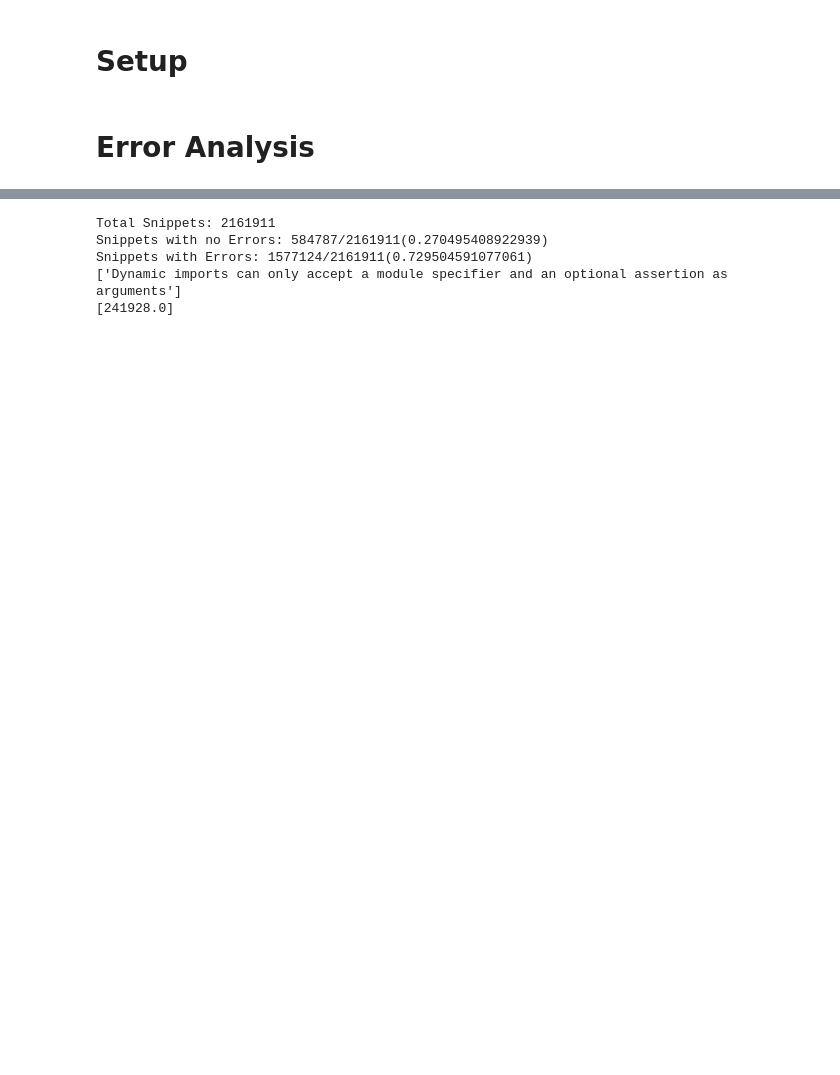
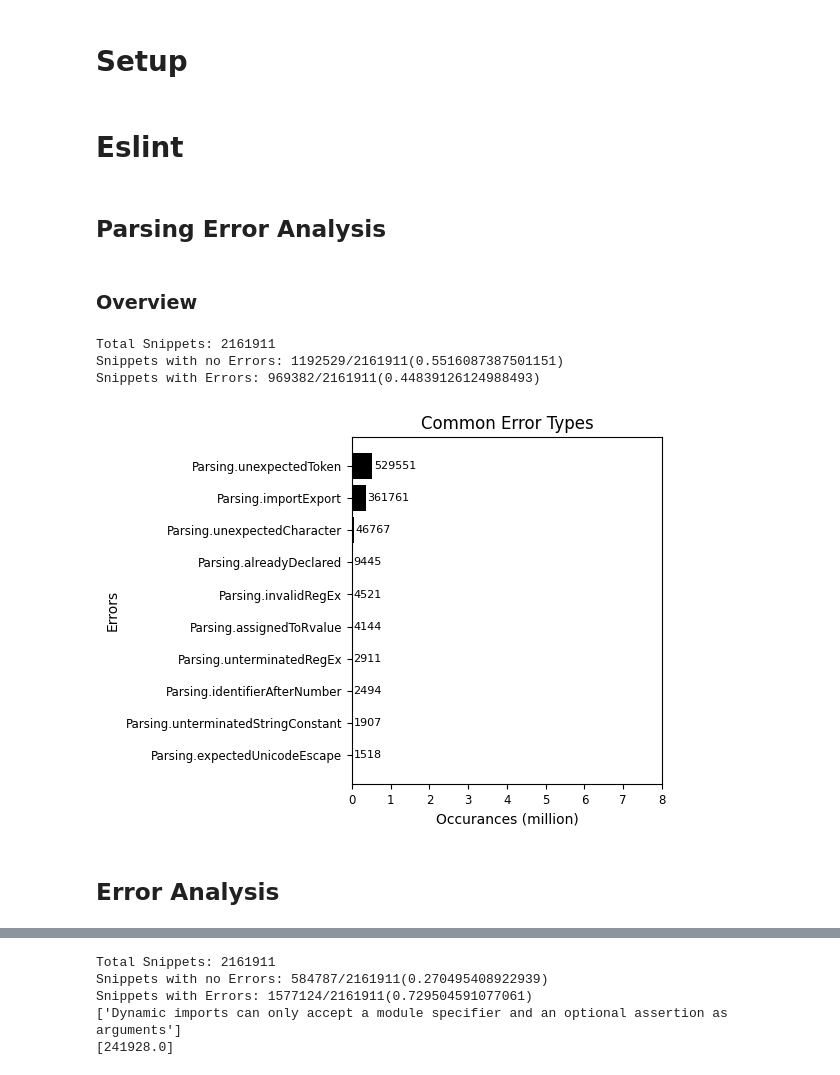
Before and after one commit to Brittany-Reid/node_code_correction, a Jupyter notebook: analysis/analysis.ipynb, the cells around one changed output, grey strips where cells are left out. Saved outputs shown, nothing was run; the diff lists cells and outputs as text; code cells hidden in the pictures; blank space fills up the shorter version.

Commit message:
add eslint

```diff
--- a/analysis/analysis.ipynb
+++ b/analysis/analysis.ipynb
@@ -32,3 +47,29 @@ def getLabels(errors):
+# %%
+# figures
+def top10Errors(df, column, label="Occurances (million)", title="Common Error Types", saveas='commonErrorTypes', getLabels=getLabels):
+    top10_df = df.nlargest(10, [column]).iloc[::-1]
+
+    fig, ax = plt.subplots()
+    fig.set_size_inches(4, 4.5)
+    ax1 = ax.barh(getLabels(top10_df["ERROR"]), top10_df[column], color="black")
+    ax.set_xlabel(label)
+    ax.set_ylabel("Errors")
+    ax.set_xlim(0, 8000000)
+    ax.get_xaxis().set_major_formatter(
+        matplotlib.ticker.FuncFormatter(lambda x, p: format(int(x/1000000), ',')))
+    ax.tick_params(axis='both', which='major', labelsize=8.5)
+    ax.set_title(title)
+
+    labels = []
+    for n in top10_df[column]:
+        if(n>1000000):
+            n = str(round(n/1000000, 1)) + "m"
+        else:
+            n = int(n)
+        labels.append(n)
+    ax.bar_label(ax1, label_type='edge', labels=labels, padding=1, size=8)
+    plt.savefig(saveas, bbox_inches = "tight")
+    plt.show()
 # %%
 #classes
 class Log:
@@ -66,11 +140,34 @@ class Log:
 # %%
 #load files
 DATA_DIR = "../data";
+ESLINT_DIR = DATA_DIR + "/eslintErrors.log"
 SAMPLE_DIR = DATA_DIR + "/384-sample.log"
 ERRORS_DIR = DATA_DIR + "/finalErrors.log"
 DELETION_DIR = DATA_DIR + "/afterDeletion.log"
 
 errors = Log(ERRORS_DIR)
 deletion = Log(DELETION_DIR)
+
+eslint_heading = "ERROR, SEVERITY, FATAL, NUM OCCURANCES, NUM AFFECTED SNIPPETS, PERCENT"
+
+eslint_p_errors = Log(Log.getLines(ESLINT_DIR, "PARSING ERROR ANALYSIS", "RULE ANALYSIS"), eslint_heading)
+eslint_errors = Log(Log.getLines(ESLINT_DIR, "RULE ANALYSIS", "ESLINT FIX ANALYSIS"), eslint_heading)
+# %% [markdown]
+# Eslint
+# %% [markdown]
+## Parsing Error Analysis
+# %% [markdown]
+### Overview
+# %%
+p_errors_df = eslint_p_errors.errors
+overview(eslint_p_errors)
+# %% [output]
+Total Snippets: 2161911
+Snippets with no Errors: 1192529/2161911(0.5516087387501151)
+Snippets with Errors: 969382/2161911(0.44839126124988493)
+# %%
+top10Errors(p_errors_df, "NUM OCCURANCES", saveas="eslint-commonErrorTypes")
+# %% [output]
+[figure, added]
 # %% [markdown]
-# Error Analysis
+## Error Analysis
```
Also changed, not shown: parts of 13 cells of this notebook, 11 other files.
